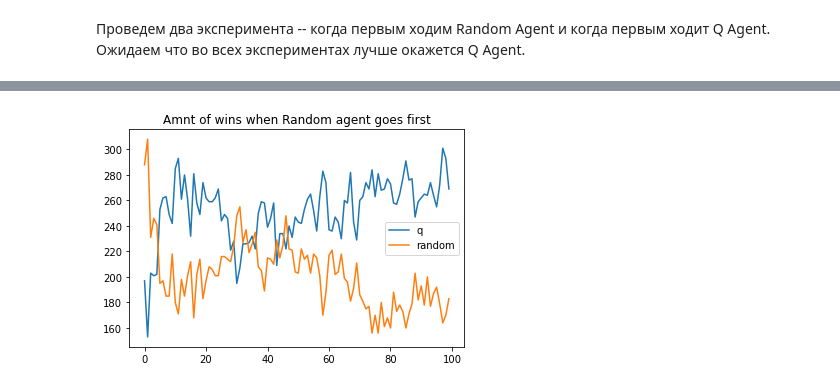
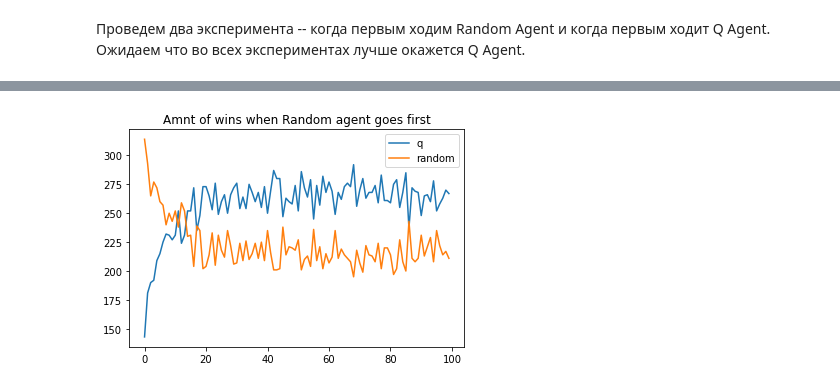
Before and after one commit to HuviX/RL_MAI, a Jupyter notebook: q_learning/viz.ipynb, the cells around one changed output, grey strips where cells are left out. Saved outputs shown, nothing was run; the diff lists cells and outputs as text; code cells hidden in the pictures.

```diff
--- a/q_learning/viz.ipynb
+++ b/q_learning/viz.ipynb
@@ -103,15 +103,20 @@ plt.show()
 # %%
-random_agent = RandomAgent(-1)
+learning_rate = 0.1
+# q_agent_policy = ConstantEpsilonFunction(learning_rate)
+
 env = TicTacEnvironment()
-q_agent = QAgent(1, "q_matrix.pkl", q_agent_policy)
+state = env.reset()
+
+random_agent = RandomAgent(-1, state)
+q_agent = QAgent(1, "q_matrix.pkl", state)
 agents = (random_agent, q_agent)
 
-results = main(agents)
+results = main(agents, env)
 
 plt.title("Amnt of wins when Random agent goes first")
 plt.plot(results["q"], label="q")
 plt.plot(results["random"], label="random")
 plt.legend()
 plt.show()
 # %% [output]
-[figure, old version]
+[figure, new version]
```
Also changed, not shown: parts of 1 cell of this notebook, 1 other file.
